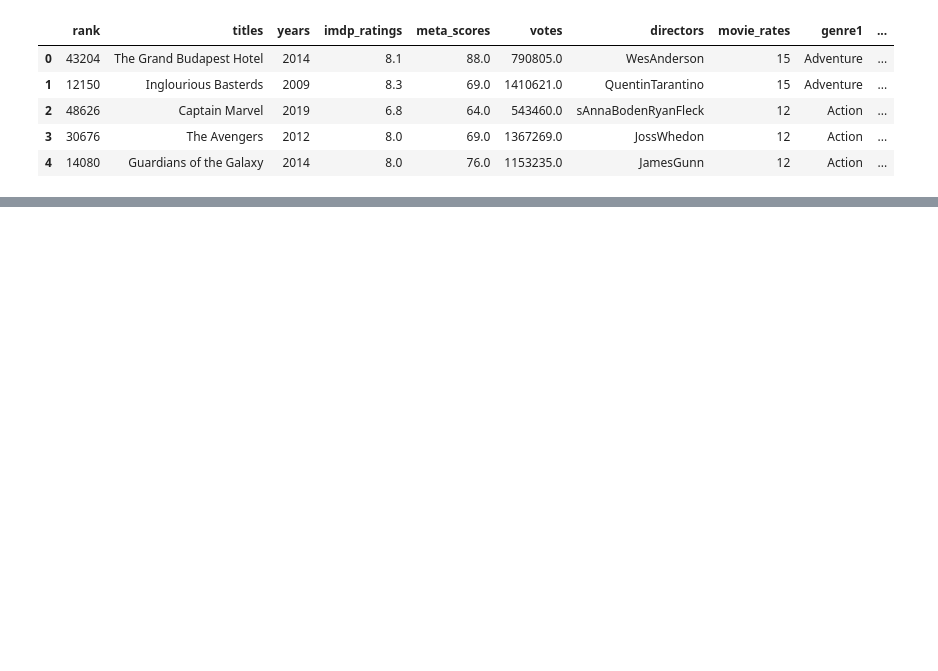
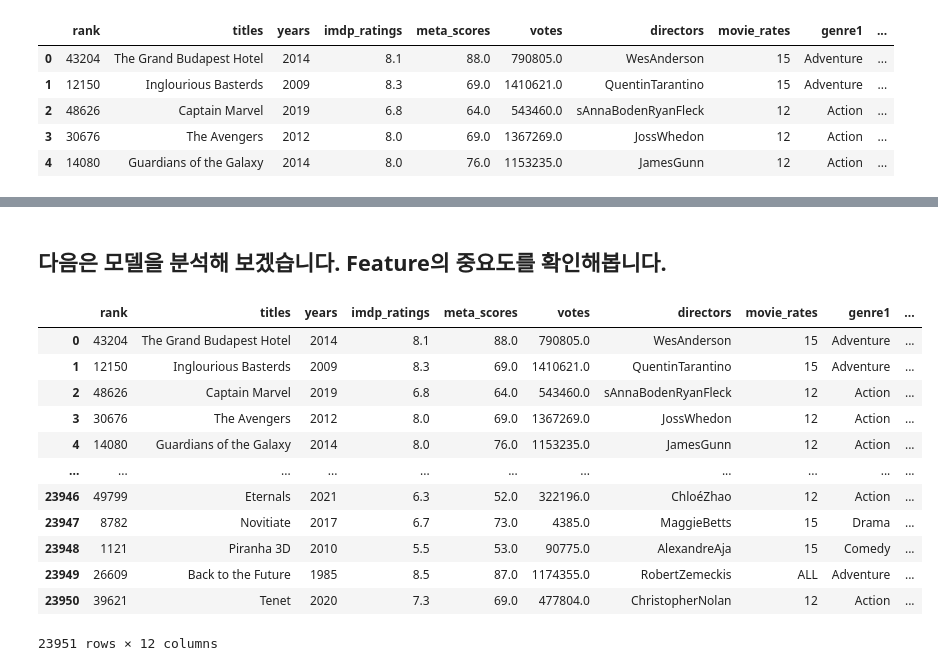
Before and after one commit to MinGyeongdo/Sesion2_projcet, a Jupyter notebook: Model_test.ipynb, the cells around one changed output, grey strips where cells are left out. Saved outputs shown, nothing was run; the diff lists cells and outputs as text; code cells hidden in the pictures; blank space fills up the shorter version.

```diff
--- a/Model_test.ipynb
+++ b/Model_test.ipynb
@@ -121,0 +223,18 @@ KeyboardInterrupt: ignored
+# %% [markdown]
+## 다음은 모델을 분석해 보겠습니다. Feature의 중요도를 확인해봅니다.
+# %%
+X_train
+# %% [output]
+|  | rank | titles | years | imdp_ratings | meta_scores | votes | directors | movie_rates | genre1 | ... |
+| 0 | 43204 | The Grand Budapest Hotel | 2014 | 8.1 | 88.0 | 790805.0 | WesAnderson | 15 | Adventure | ... |
+| 1 | 12150 | Inglourious Basterds | 2009 | 8.3 | 69.0 | 1410621.0 | QuentinTarantino | 15 | Adventure | ... |
+| 2 | 48626 | Captain Marvel | 2019 | 6.8 | 64.0 | 543460.0 | sAnnaBodenRyanFleck | 12 | Action | ... |
+| 3 | 30676 | The Avengers | 2012 | 8.0 | 69.0 | 1367269.0 | JossWhedon | 12 | Action | ... |
+| 4 | 14080 | Guardians of the Galaxy | 2014 | 8.0 | 76.0 | 1153235.0 | JamesGunn | 12 | Action | ... |
+| ... | ... | ... | ... | ... | ... | ... | ... | ... | ... | ... |
+| 23946 | 49799 | Eternals | 2021 | 6.3 | 52.0 | 322196.0 | ChloéZhao | 12 | Action | ... |
+| 23947 | 8782 | Novitiate | 2017 | 6.7 | 73.0 | 4385.0 | MaggieBetts | 15 | Drama | ... |
+| 23948 | 1121 | Piranha 3D | 2010 | 5.5 | 53.0 | 90775.0 | AlexandreAja | 15 | Comedy | ... |
+| 23949 | 26609 | Back to the Future | 1985 | 8.5 | 87.0 | 1174355.0 | RobertZemeckis | ALL | Adventure | ... |
+| 23950 | 39621 | Tenet | 2020 | 7.3 | 69.0 | 477804.0 | ChristopherNolan | 12 | Action | ... |
+23951 rows × 12 columns
```
Also changed, not shown: parts of 18 cells of this notebook, 6 other files.
